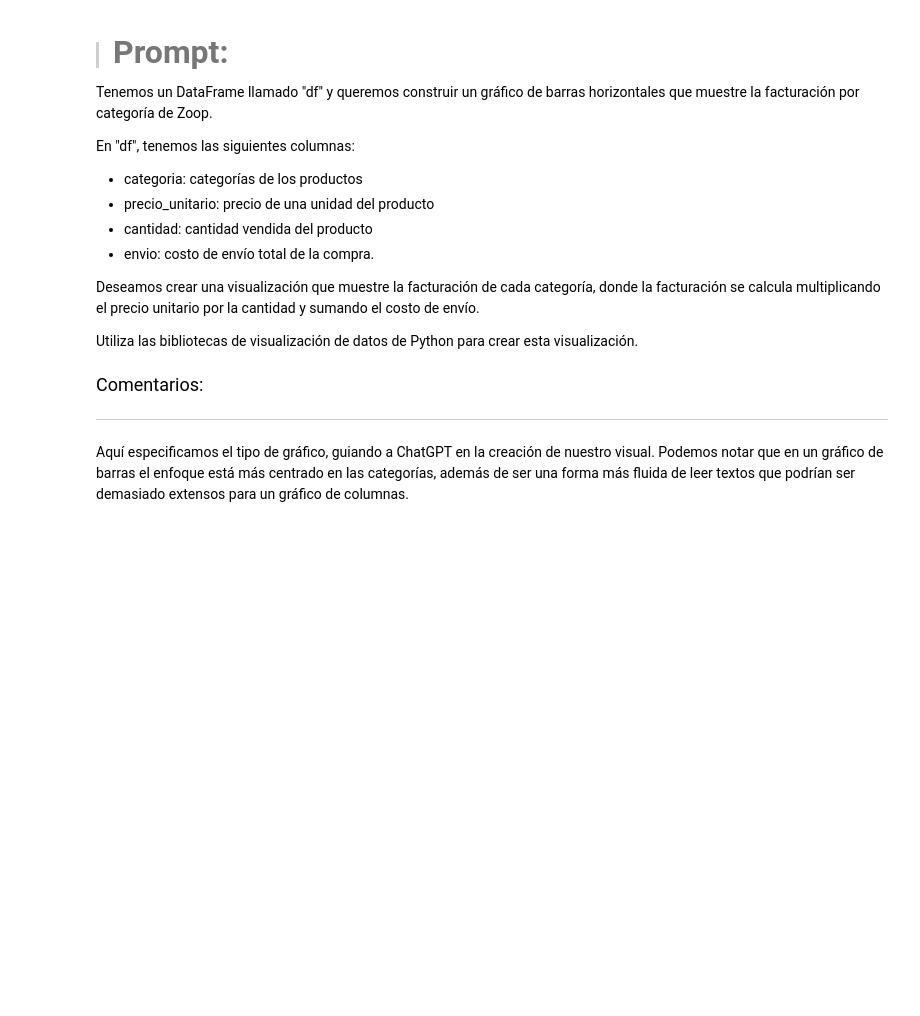
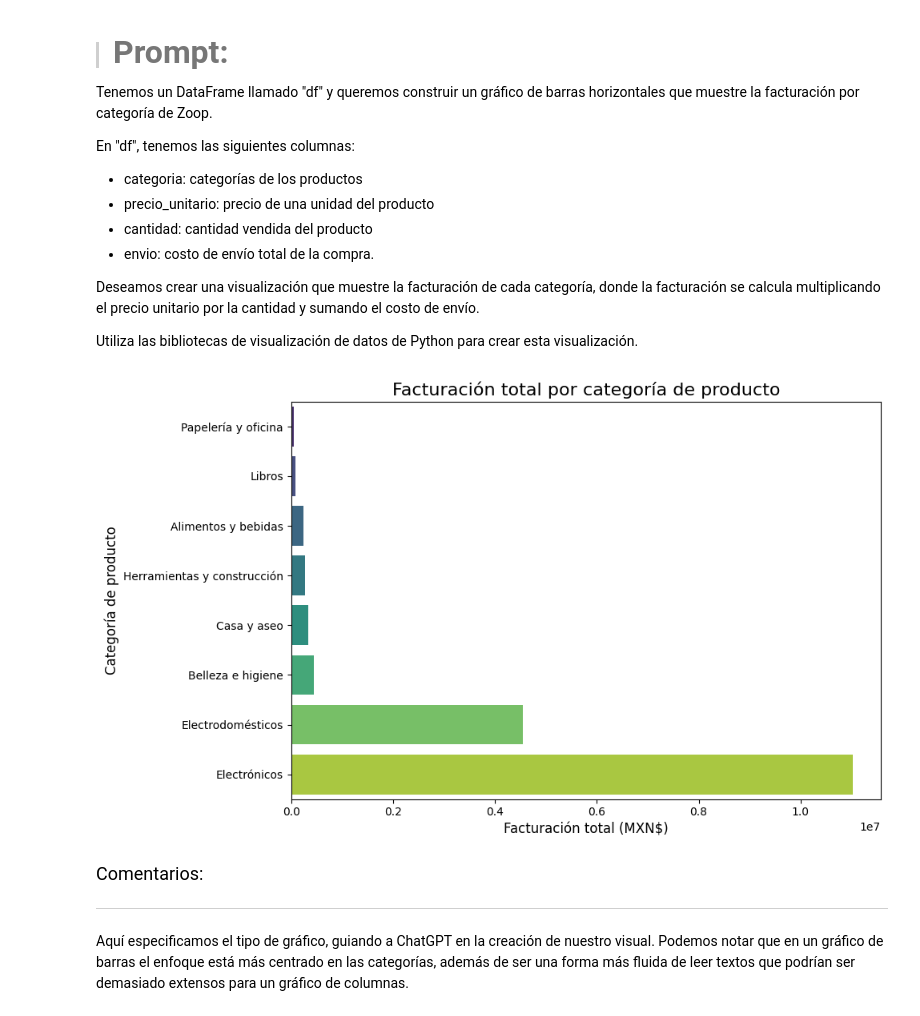
Before and after one commit to evs-11/IA_aplicada_a-_la_ciencia_de_datos, a Jupyter notebook: IA_aplicada_a_ciencia_de_datos.ipynb, the cells around one changed output. Drawn from its saved outputs; the diff is of its cells as text; code cells hidden in the pictures; blank space fills up the shorter version.

```diff
--- a/IA_aplicada_a_ciencia_de_datos.ipynb
+++ b/IA_aplicada_a_ciencia_de_datos.ipynb
@@ -566,6 +598,34 @@ En "df", tenemos las siguientes columnas:
 Deseamos crear una visualización que muestre la facturación de cada categoría, donde la facturación se calcula multiplicando el precio unitario por la cantidad y sumando el costo de envío.
 
 Utiliza las bibliotecas de visualización de datos de Python para crear esta visualización.
+# %%
+import pandas as pd
+import matplotlib.pyplot as plt
+import seaborn as sns
+
+# Crear la columna de facturación para cada compra
+df['facturacion'] = df['precio_unitario'] * df['cantidad'] + df['envio']
+
+# Agrupar por categoría y sumar la facturación
+facturacion_por_categoria = df.groupby('categoria')['facturacion'].sum().reset_index()
+
+# Ordenar los datos por facturación de mayor a menor facturación
+facturacion_por_categoria = facturacion_por_categoria.sort_values(by='facturacion', ascending=True)
+
+# Crear el gráfico de barras horizontales
+plt.figure(figsize=(10, 6))
+sns.barplot(data=facturacion_por_categoria, y='categoria', x='facturacion', palette='viridis', orient='h')
+
+# Añadir etiquetas y título
+plt.title('Facturación total por categoría de producto', fontsize=16)
+plt.xlabel('Facturación total (MXN$)', fontsize=12)
+plt.ylabel('Categoría de producto', fontsize=12)
+plt.tight_layout()
+
+# Mostrar el gráfico
+plt.show()
+# %% [output]
+[figure, added]
 # %% [markdown]
 <font color="7b71ff" size=4> Comentarios: </font>
 
```
Also changed, not shown: parts of 24 cells of this notebook.
